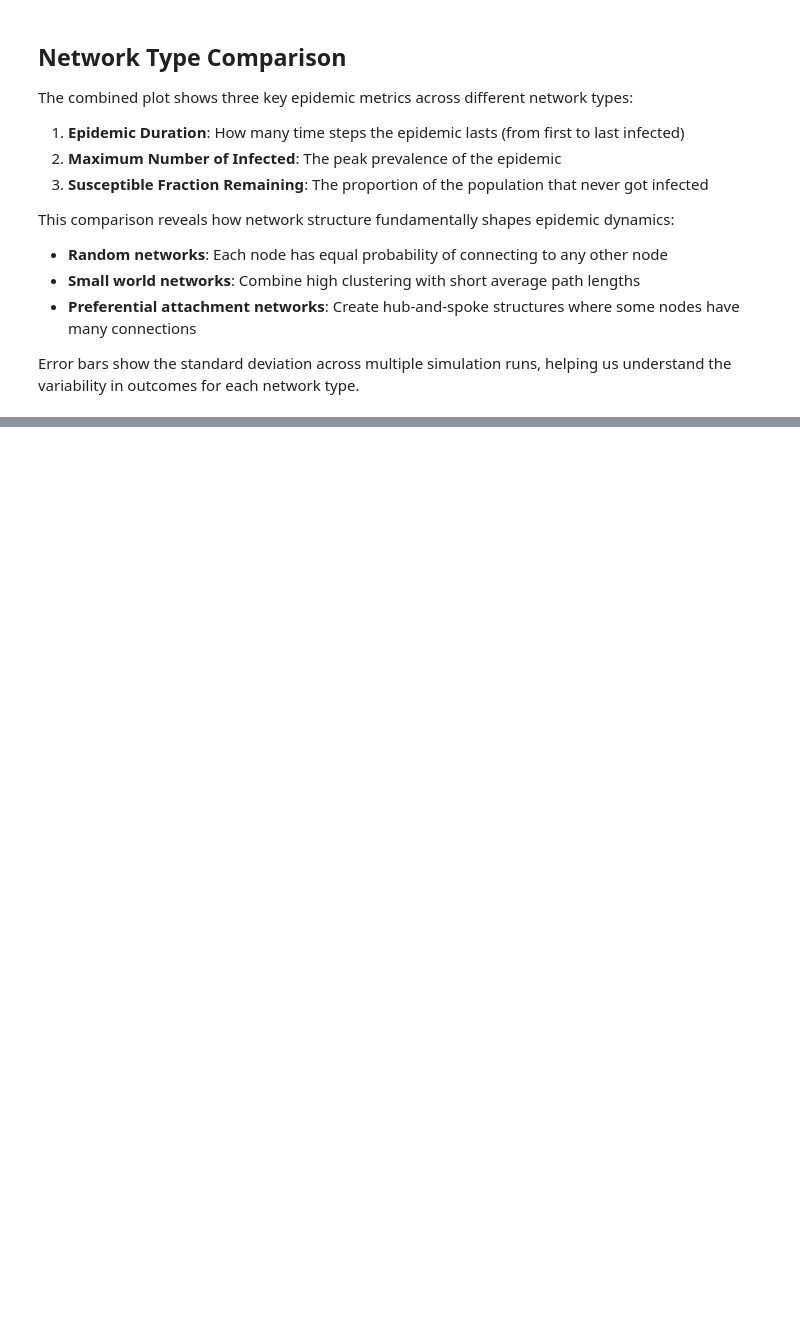
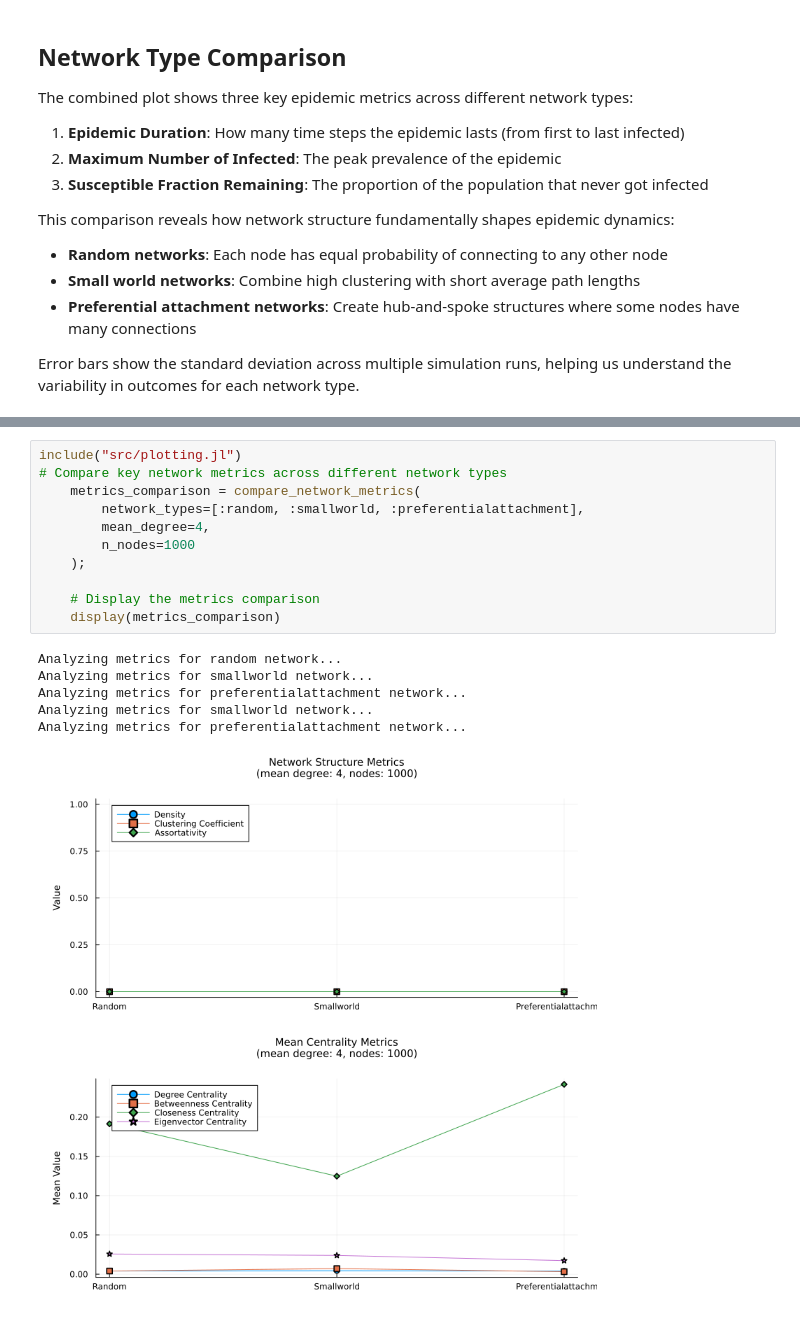
Before and after one commit to lstell21/espidam-tutorial-2025, a Jupyter notebook: Part1.ipynb, the cells around one changed output, grey strips where cells are left out. Drawn from its saved outputs; the diff is of its cells as text; blank space fills up the shorter version.

```diff
--- a/Part1.ipynb
+++ b/Part1.ipynb
@@ -270,0 +288,18 @@ Error bars show the standard deviation across multiple simulation runs, helping
+# %%
+include("src/plotting.jl")
+# Compare key network metrics across different network types
+    metrics_comparison = compare_network_metrics(
+        network_types=[:random, :smallworld, :preferentialattachment],
+        mean_degree=4,
+        n_nodes=1000
+    );
+
+    # Display the metrics comparison
+    display(metrics_comparison)
+# %% [output]
+Analyzing metrics for random network...
+Analyzing metrics for smallworld network...
+Analyzing metrics for preferentialattachment network...
+Analyzing metrics for smallworld network...
+Analyzing metrics for preferentialattachment network...
+[figure, added]
```
Also changed, not shown: parts of 7 cells of this notebook, 1 other file.
